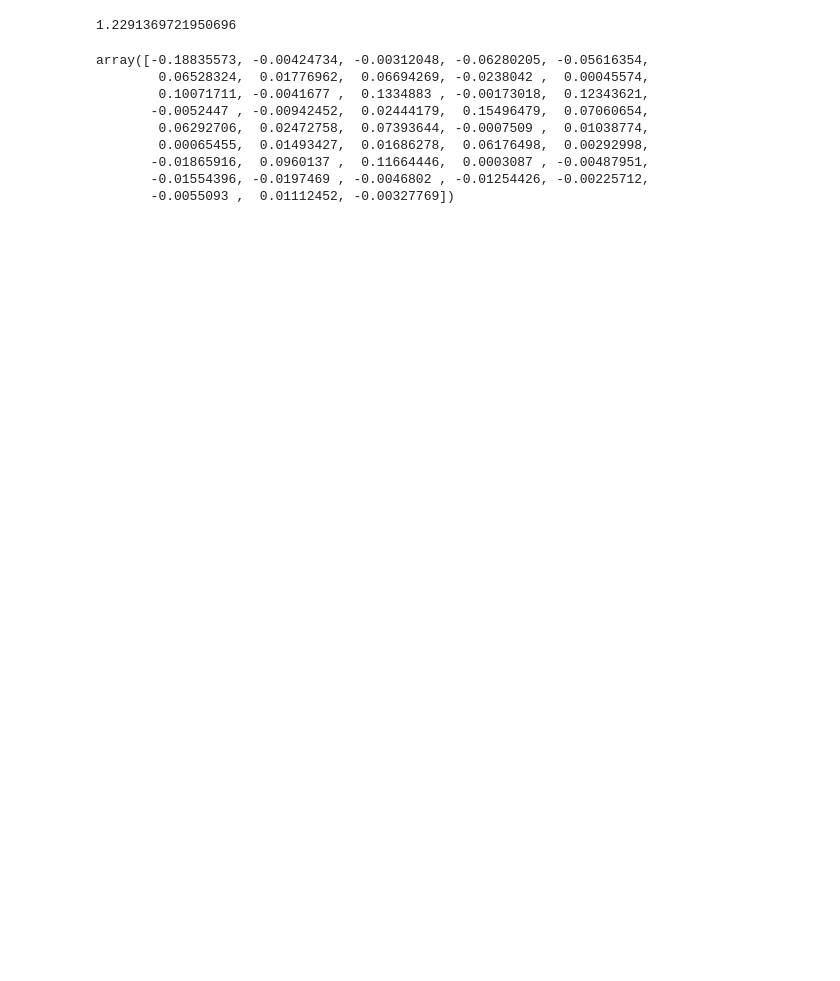
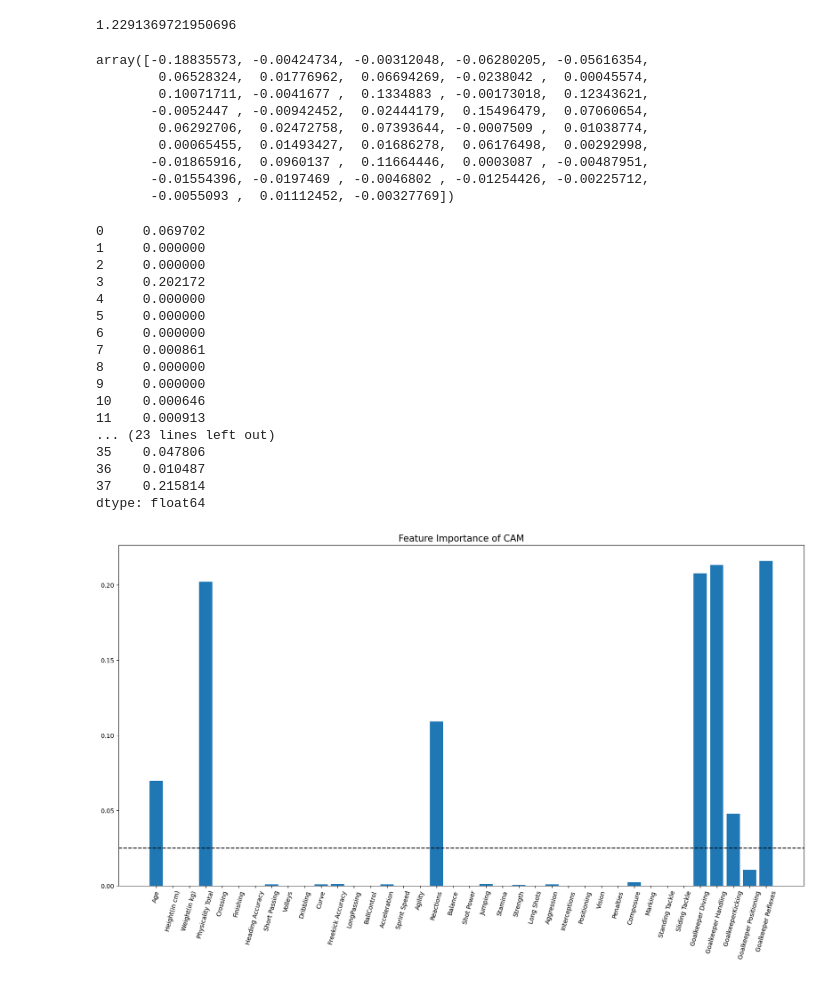
Before and after one commit to bobonut/cleague, a Jupyter notebook: trial.ipynb, the cells around one changed output. Drawn from its saved outputs; the diff is of its cells as text; code cells hidden in the pictures; blank space fills up the shorter version.

```diff
--- a/trial.ipynb
+++ b/trial.ipynb
@@ -81,7 +81,39 @@ array([-0.18835573, -0.00424734, -0.00312048, -0.06280205, -0.05616354,
        -0.01865916,  0.0960137 ,  0.11664446,  0.0003087 , -0.00487951,
        -0.01554396, -0.0197469 , -0.0046802 , -0.01254426, -0.00225712,
        -0.0055093 ,  0.01112452, -0.00327769])
-# %%
-def calculateImportance(position:str):
-
-    return importance
+# %%
+def calculateImportance(positionCode:str):
+       players = df[df["Best Position"] == positionCode]
+       y = players[positionCode + ' Rating']
+       X = players[FEATURE_NAMES]
+       model = LassoCV()
+       clf = model.fit(X, y)
+       importance = pd.Series(np.abs(clf.coef_))
+       plt.figure(figsize=(20,10))
+       plt.bar(x = FEATURE_NAMES, height=importance)
+       plt.xticks(rotation = 75)
+       plt.axhline(y=0.025, color='k', linestyle='--')
+       plt.title("Feature Importance of {}".format("CAM"), fontdict={'fontsize':15})
+       plt.savefig("foo.png".format(positionCode))
+       return importance
+# %%
+calculateImportance("GK")
+# %% [output]
+0     0.069702
+1     0.000000
+2     0.000000
+3     0.202172
+4     0.000000
+5     0.000000
+6     0.000000
+7     0.000861
+8     0.000000
+9     0.000000
+10    0.000646
+11    0.000913
+... (23 lines left out)
+35    0.047806
+36    0.010487
+37    0.215814
+dtype: float64
+[figure, added]
```
Also changed, not shown: parts of 2 cells of this notebook.
